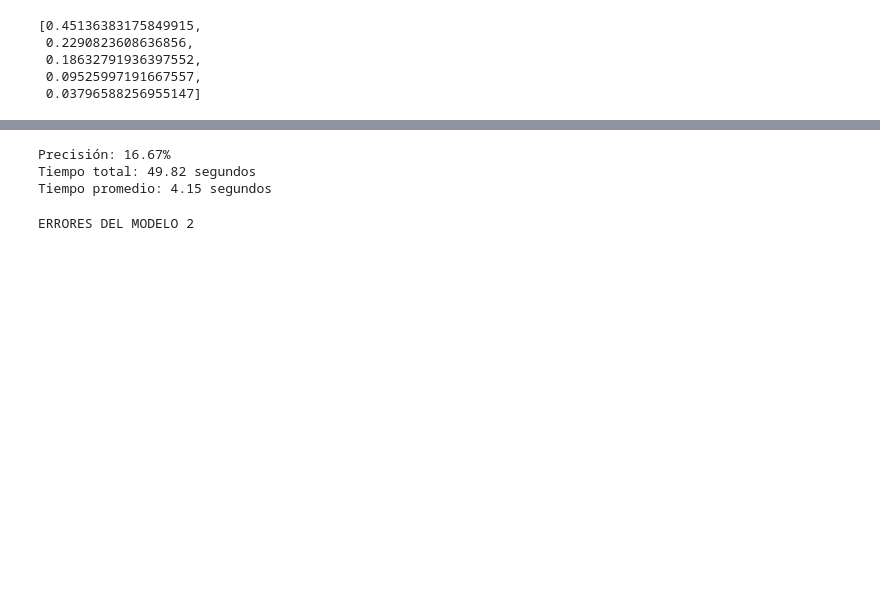
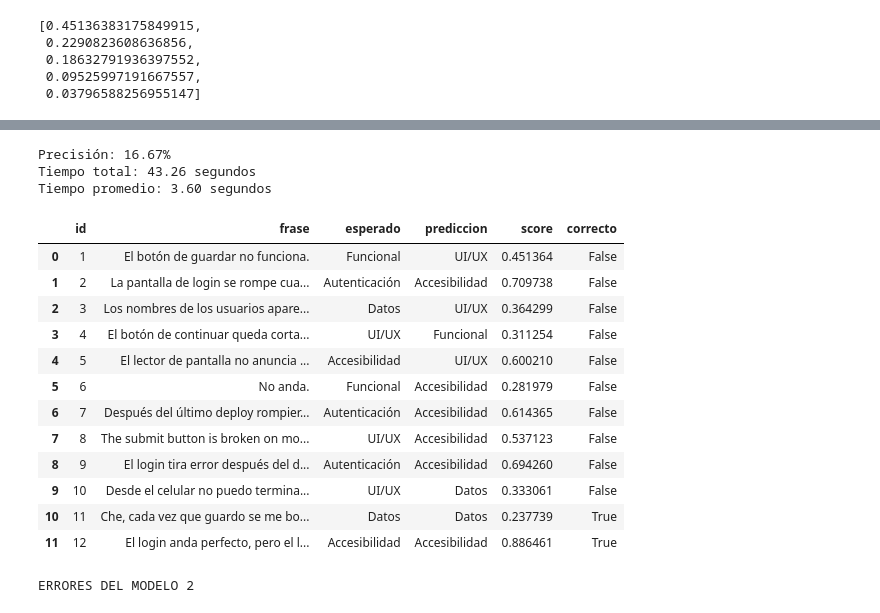
Before and after one commit to lagabyok/Gabriela-Coronel-seminario-de-actualizacion-2026, a Jupyter notebook: TP_Integrador/notebook/01_evaluacion_modelos.ipynb, the cells around one changed output, grey strips where cells are left out. Cells and saved outputs as stored; diff of their text form; code cells hidden in the pictures; blank space fills up the shorter version.

```diff
--- a/TP_Integrador/notebook/01_evaluacion_modelos.ipynb
+++ b/TP_Integrador/notebook/01_evaluacion_modelos.ipynb
@@ -432,16 +505,37 @@ precision_2 = df_modelo_2["correcto"].mean()
 
 print(f"Precisión: {precision_2:.2%}")
 print(f"Tiempo total: {tiempo_total_2:.2f} segundos")
-print(f"Tiempo promedio: {df_modelo_2['tiempo_segundos'].mean():.2f} segundos")
+print(
+    f"Tiempo promedio: "
+    f"{df_modelo_2['tiempo_segundos'].mean():.2f} segundos"
+)
 # %% [output]
 Precisión: 16.67%
-Tiempo total: 49.82 segundos
-Tiempo promedio: 4.15 segundos
+Tiempo total: 43.26 segundos
+Tiempo promedio: 3.60 segundos
 # %%
 df_modelo_2.to_csv(
     "resultados_mdeberta_multilingual.csv",
     index=False
 )
+# %%
+df_modelo_2[
+    ["id", "frase", "esperado", "prediccion", "score", "correcto"]
+]
+# %% [output]
+|  | id | frase | esperado | prediccion | score | correcto |
+| 0 | 1 | El botón de guardar no funciona. | Funcional | UI/UX | 0.451364 | False |
+| 1 | 2 | La pantalla de login se rompe cua... | Autenticación | Accesibilidad | 0.709738 | False |
+| 2 | 3 | Los nombres de los usuarios apare... | Datos | UI/UX | 0.364299 | False |
+| 3 | 4 | El botón de continuar queda corta... | UI/UX | Funcional | 0.311254 | False |
+| 4 | 5 | El lector de pantalla no anuncia ... | Accesibilidad | UI/UX | 0.600210 | False |
+| 5 | 6 | No anda. | Funcional | Accesibilidad | 0.281979 | False |
+| 6 | 7 | Después del último deploy rompier... | Autenticación | Accesibilidad | 0.614365 | False |
+| 7 | 8 | The submit button is broken on mo... | UI/UX | Accesibilidad | 0.537123 | False |
+| 8 | 9 | El login tira error después del d... | Autenticación | Accesibilidad | 0.694260 | False |
+| 9 | 10 | Desde el celular no puedo termina... | UI/UX | Datos | 0.333061 | False |
+| 10 | 11 | Che, cada vez que guardo se me bo... | Datos | Datos | 0.237739 | True |
+| 11 | 12 | El login anda perfecto, pero el l... | Accesibilidad | Accesibilidad | 0.886461 | True |
 # %%
 print("ERRORES DEL MODELO 2")
 
```
Also changed, not shown: parts of 51 cells of this notebook, 3 other files.
